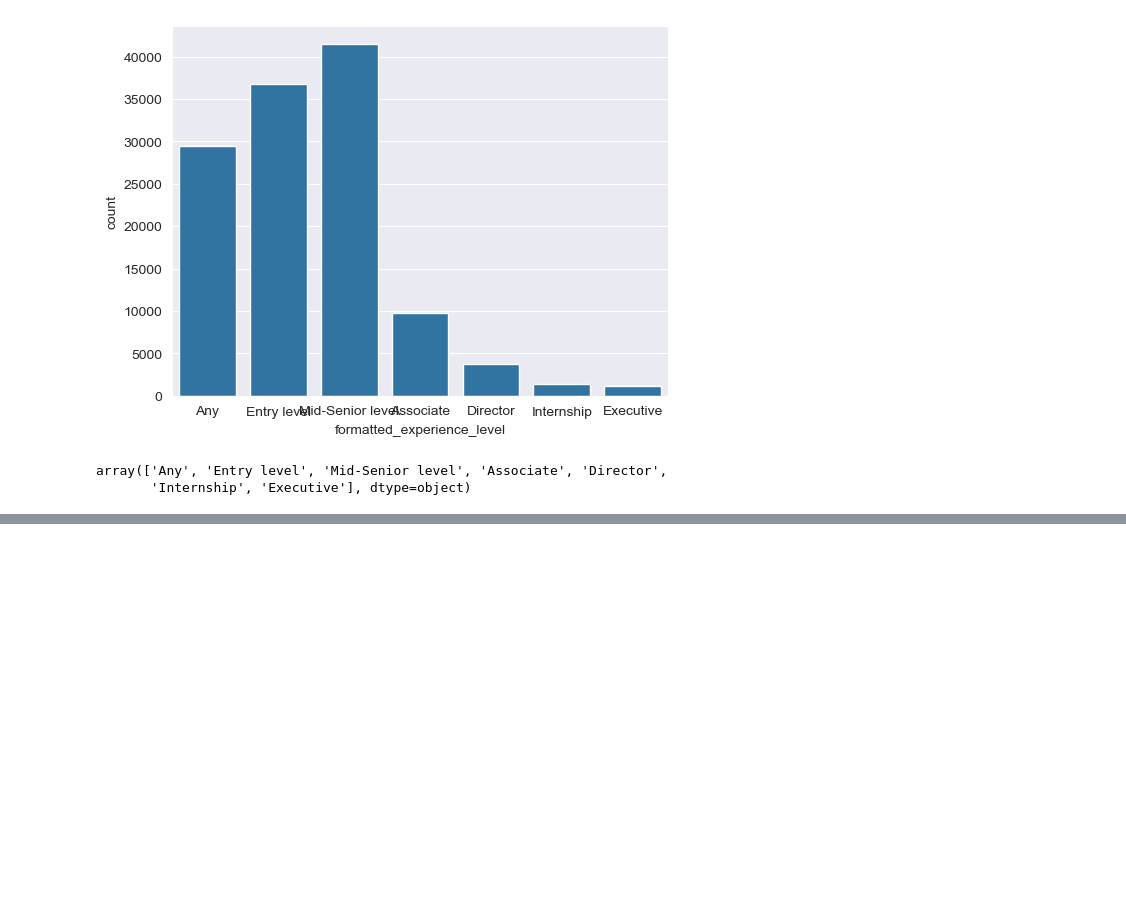
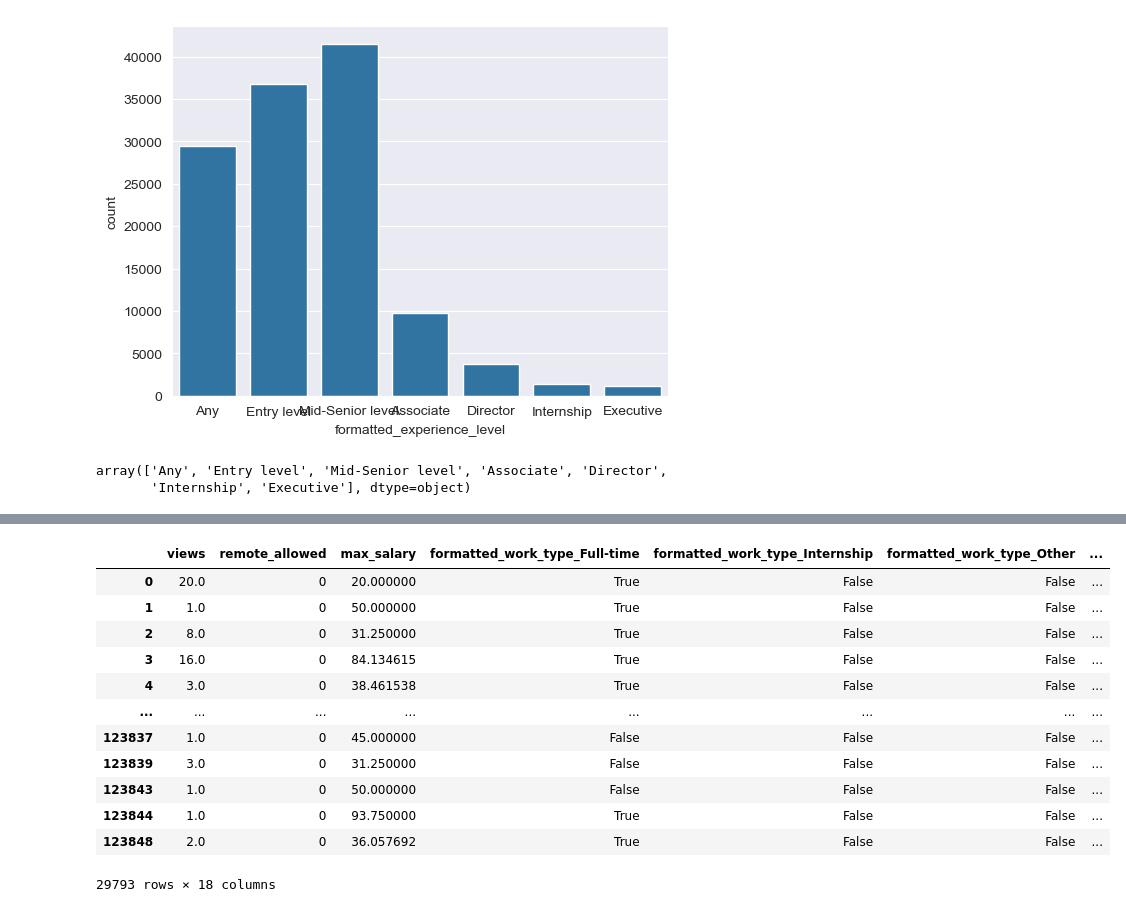
Before and after one commit to LANneeer/DataScienceFinal, a Jupyter notebook: processing.ipynb, the cells around one changed output, grey strips where cells are left out. Cells and saved outputs as stored; diff of their text form; code cells hidden in the pictures; blank space fills up the shorter version.

Commit message:
3rd commit (splitting train-test X-y based on max_salary nan-values)

```diff
--- a/processing.ipynb
+++ b/processing.ipynb
@@ -177,3 +173,2 @@ y = sub_df['max_salary']
 # %%
-from sklearn.model_selection import train_test_split
-X_train, X_test, y_train, y_test = train_test_split(X, y, test_size=0.2, random_state=0)
+sub_df_train = sub_df[sub_df['max_salary'].notna()].copy()
@@ -179,0 +177,16 @@ X_train, X_test, y_train, y_test = train_test_split(X, y, test_size=0.2, random_
+# %%
+sub_df_train
+# %% [output]
+|  | views | remote_allowed | max_salary | formatted_work_type_Full-time | formatted_work_type_Internship | formatted_work_type_Other | ... |
+| 0 | 20.0 | 0 | 20.000000 | True | False | False | ... |
+| 1 | 1.0 | 0 | 50.000000 | True | False | False | ... |
+| 2 | 8.0 | 0 | 31.250000 | True | False | False | ... |
+| 3 | 16.0 | 0 | 84.134615 | True | False | False | ... |
+| 4 | 3.0 | 0 | 38.461538 | True | False | False | ... |
+| ... | ... | ... | ... | ... | ... | ... | ... |
+| 123837 | 1.0 | 0 | 45.000000 | False | False | False | ... |
+| 123839 | 3.0 | 0 | 31.250000 | False | False | False | ... |
+| 123843 | 1.0 | 0 | 50.000000 | False | False | False | ... |
+| 123844 | 1.0 | 0 | 93.750000 | True | False | False | ... |
+| 123848 | 2.0 | 0 | 36.057692 | True | False | False | ... |
+29793 rows × 18 columns
```
Also changed, not shown: parts of 7 cells of this notebook.
